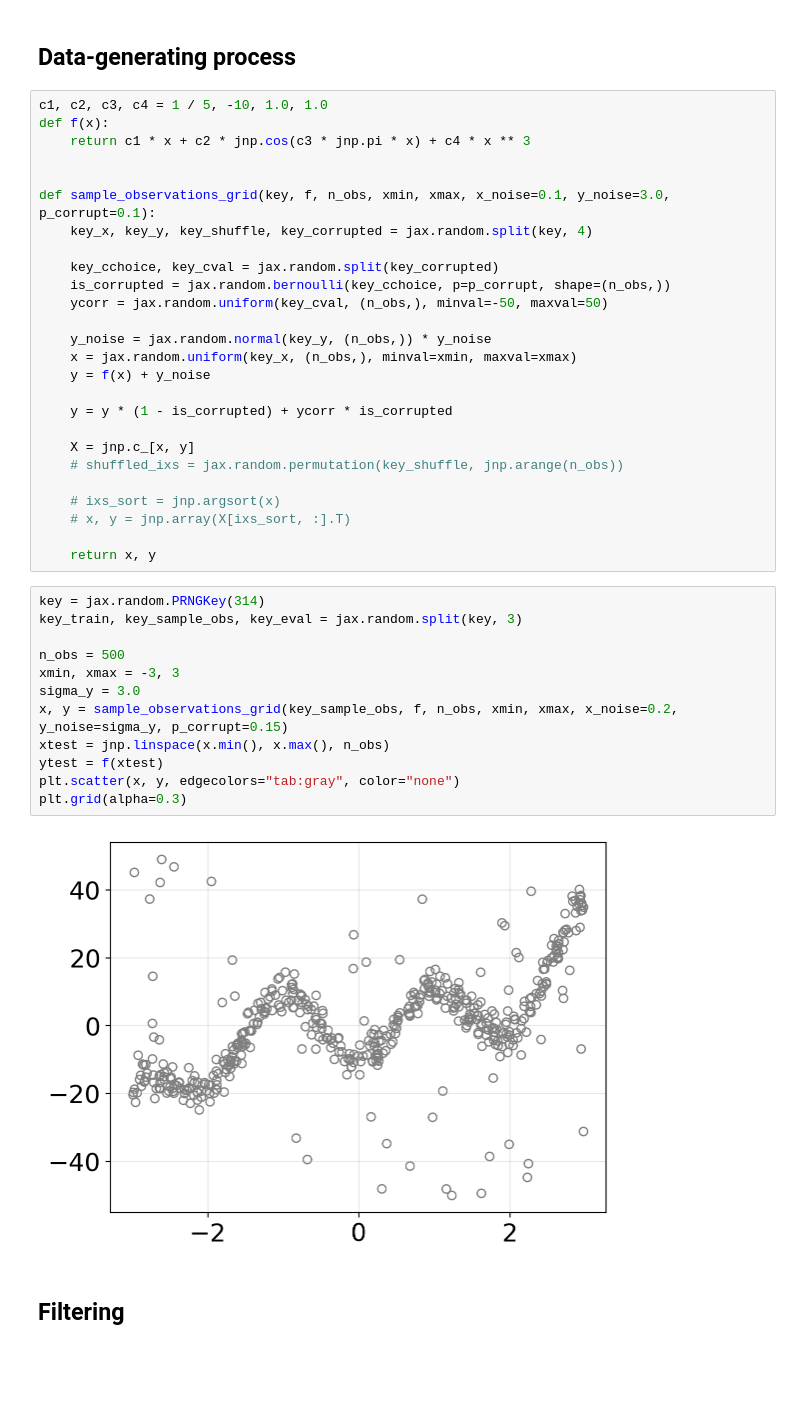
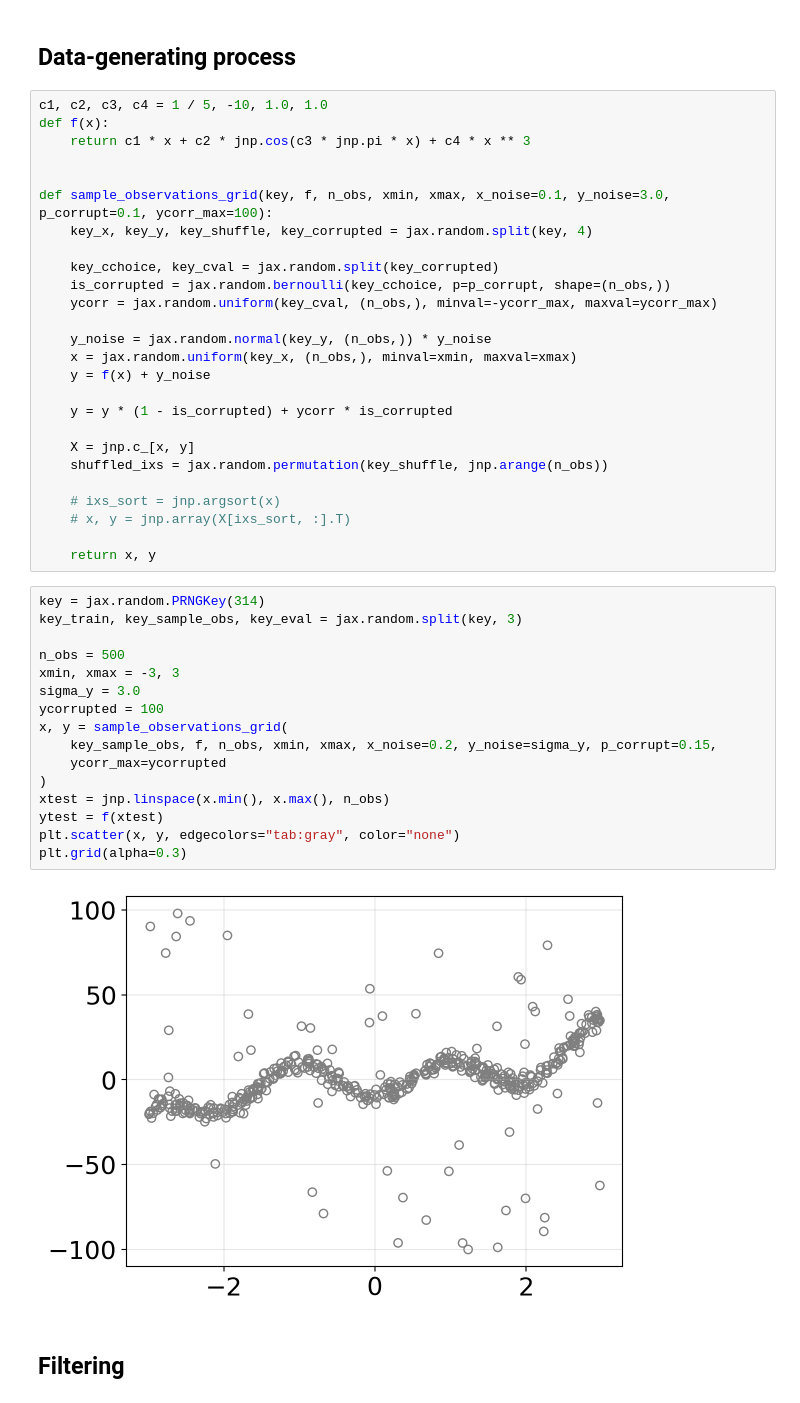
Before and after one commit to gerdm/weighted-likelihood-filter, a Jupyter notebook: experiments/online-mlp-training.ipynb, the cells around one changed output. Cells and saved outputs as stored; diff of their text form; blank space fills up the shorter version.

```diff
--- a/experiments/online-mlp-training.ipynb
+++ b/experiments/online-mlp-training.ipynb
@@ -36,12 +39,12 @@ def f(x):
     return c1 * x + c2 * jnp.cos(c3 * jnp.pi * x) + c4 * x ** 3
 
 
-def sample_observations_grid(key, f, n_obs, xmin, xmax, x_noise=0.1, y_noise=3.0, p_corrupt=0.1):
+def sample_observations_grid(key, f, n_obs, xmin, xmax, x_noise=0.1, y_noise=3.0, p_corrupt=0.1, ycorr_max=100):
     key_x, key_y, key_shuffle, key_corrupted = jax.random.split(key, 4)
 
     key_cchoice, key_cval = jax.random.split(key_corrupted)
     is_corrupted = jax.random.bernoulli(key_cchoice, p=p_corrupt, shape=(n_obs,))
-    ycorr = jax.random.uniform(key_cval, (n_obs,), minval=-50, maxval=50)
+    ycorr = jax.random.uniform(key_cval, (n_obs,), minval=-ycorr_max, maxval=ycorr_max)
 
     y_noise = jax.random.normal(key_y, (n_obs,)) * y_noise
     x = jax.random.uniform(key_x, (n_obs,), minval=xmin, maxval=xmax)
@@ -50,7 +53,7 @@ def sample_observations_grid(key, f, n_obs, xmin, xmax, x_noise=0.1, y_noise=3.0
     y = y * (1 - is_corrupted) + ycorr * is_corrupted
 
     X = jnp.c_[x, y]
-    # shuffled_ixs = jax.random.permutation(key_shuffle, jnp.arange(n_obs))
+    shuffled_ixs = jax.random.permutation(key_shuffle, jnp.arange(n_obs))
 
     # ixs_sort = jnp.argsort(x)
     # x, y = jnp.array(X[ixs_sort, :].T)
@@ -59,17 +62,21 @@ def sample_observations_grid(key, f, n_obs, xmin, xmax, x_noise=0.1, y_noise=3.0
 # %%
 key = jax.random.PRNGKey(314)
 key_train, key_sample_obs, key_eval = jax.random.split(key, 3)
 
 n_obs = 500
 xmin, xmax = -3, 3
 sigma_y = 3.0
-x, y = sample_observations_grid(key_sample_obs, f, n_obs, xmin, xmax, x_noise=0.2, y_noise=sigma_y, p_corrupt=0.15)
+ycorrupted = 100
+x, y = sample_observations_grid(
+    key_sample_obs, f, n_obs, xmin, xmax, x_noise=0.2, y_noise=sigma_y, p_corrupt=0.15,
+    ycorr_max=ycorrupted
+)
 xtest = jnp.linspace(x.min(), x.max(), n_obs)
 ytest = f(xtest)
 plt.scatter(x, y, edgecolors="tab:gray", color="none")
 plt.grid(alpha=0.3)
 # %% [output]
-[figure, old version]
+[figure, new version]
 # %% [markdown]
 ## Filtering
 # %%
```
Also changed, not shown: parts of 31 cells of this notebook.
